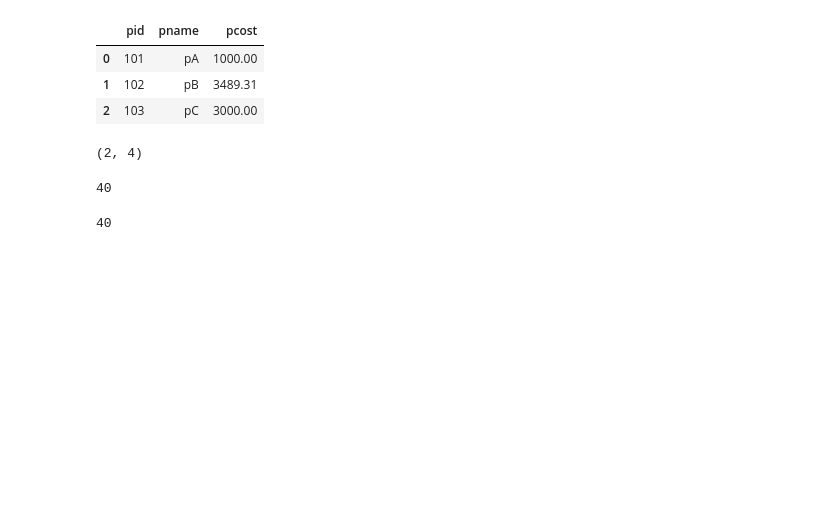
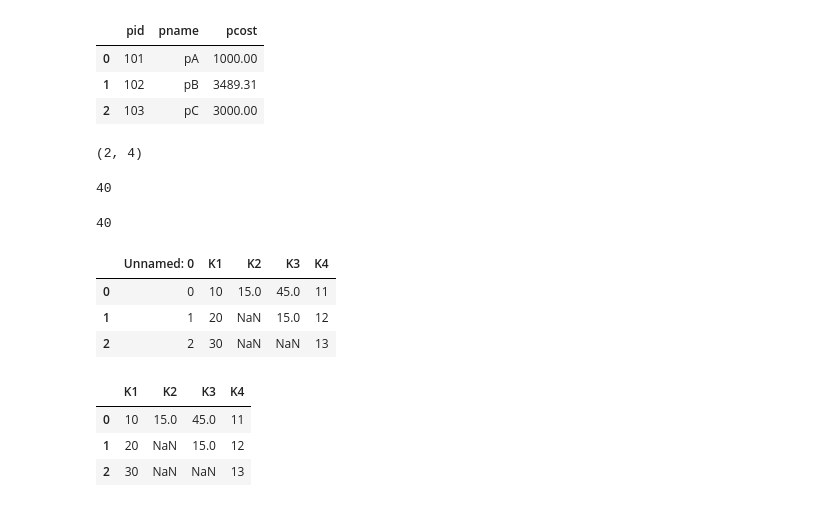
Before and after one commit to Palanikarthikeyan/DE_MLOPs-, a Jupyter notebook: DAY1/Oct-DE-DAY1.ipynb, the cells around one changed output. Saved outputs shown, nothing was run; the diff lists cells and outputs as text; code cells hidden in the pictures; blank space fills up the shorter version.

```diff
--- a/DAY1/Oct-DE-DAY1.ipynb
+++ b/DAY1/Oct-DE-DAY1.ipynb
@@ -769,0 +773,15 @@ print(arr[0,3])
+# %%
+pd.read_csv('r1.csv')
+# %% [output]
+|  | Unnamed: 0 | K1 | K2 | K3 | K4 |
+| 0 | 0 | 10 | 15.0 | 45.0 | 11 |
+| 1 | 1 | 20 | NaN | 15.0 | 12 |
+| 2 | 2 | 30 | NaN | NaN | 13 |
+# %%
+df6.to_csv('r1.csv',index=False)
+pd.read_csv('r1.csv')
+# %% [output]
+|  | K1 | K2 | K3 | K4 |
+| 0 | 10 | 15.0 | 45.0 | 11 |
+| 1 | 20 | NaN | 15.0 | 12 |
+| 2 | 30 | NaN | NaN | 13 |
```
Also changed, not shown: parts of 10 cells of this notebook.
